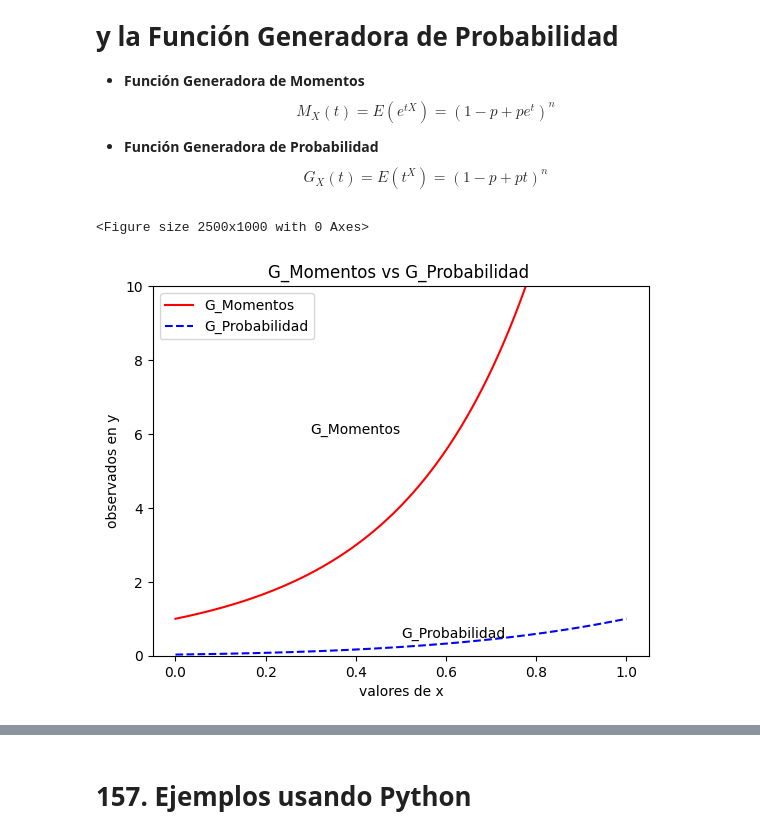
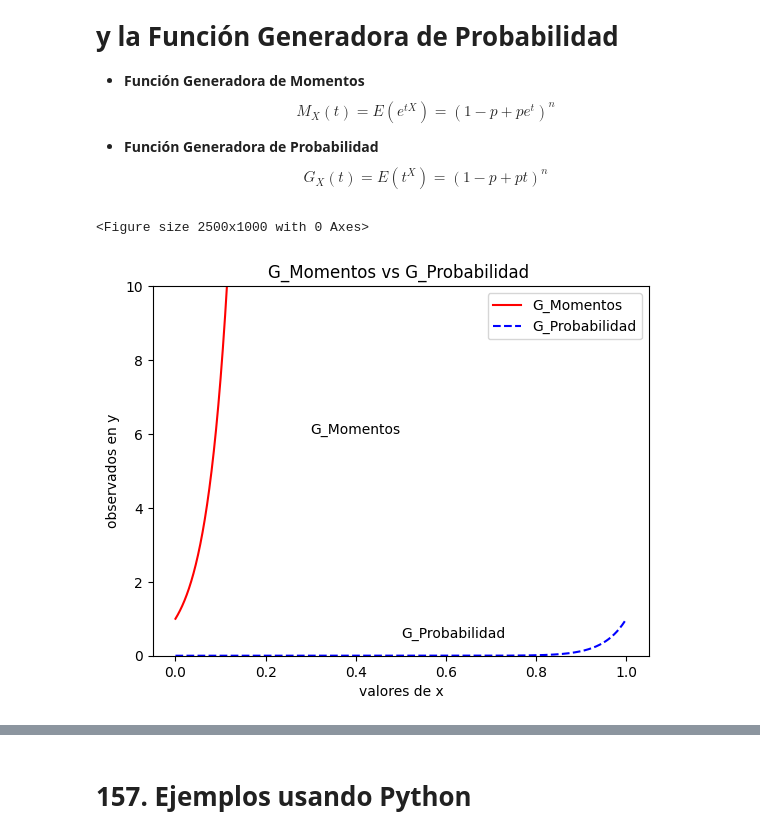
Before and after one commit to JSEFERINO/Teoria-de-Probabilidad-MEYCD, a Jupyter notebook: 13_C_Teoria_Probabilidad_D_Binomial.ipynb, the cells around one changed output, grey strips where cells are left out. Drawn from its saved outputs; the diff is of its cells as text; code cells hidden in the pictures.

```diff
--- a/13_C_Teoria_Probabilidad_D_Binomial.ipynb
+++ b/13_C_Teoria_Probabilidad_D_Binomial.ipynb
@@ -471,22 +701,22 @@ stats.binom(25,0.8).var()
 # %%
 # **k. Grafique la Función Generadora de Momentos y la  Función Generadora de Probabilidad**
 plt.figure(figsize=(25, 10))
-p = 0.5
-n = 5
+p = 0.8
+n = 25
 x=np.linspace(0,1,1000, dtype = "float")
 generadoras=pd.DataFrame({'x':x,'G_Momentos':(1-p+p*2.71**x)**n,'G_Probabilidad':(1-p+p*x)**n})
 ax=generadoras.plot(x='x',y='G_Momentos',color='r')
 generadoras.plot(x='x',y='G_Probabilidad',color='b',ls='--',ax=ax)
 
 ax.set_ylim(0, 10)
 ax.text(0.3,6,'G_Momentos')
 ax.text(0.5,0.5,'G_Probabilidad')
 
 ax.get_legend()
 plt.ylabel('observados en y')
 plt.xlabel('valores de x')
 plt.title('G_Momentos vs G_Probabilidad ')
 plt.show()
 # %% [output]
 <Figure size 2500x1000 with 0 Axes>
-[figure, old version]
+[figure, new version]
```
Also changed, not shown: parts of 9 cells of this notebook.
